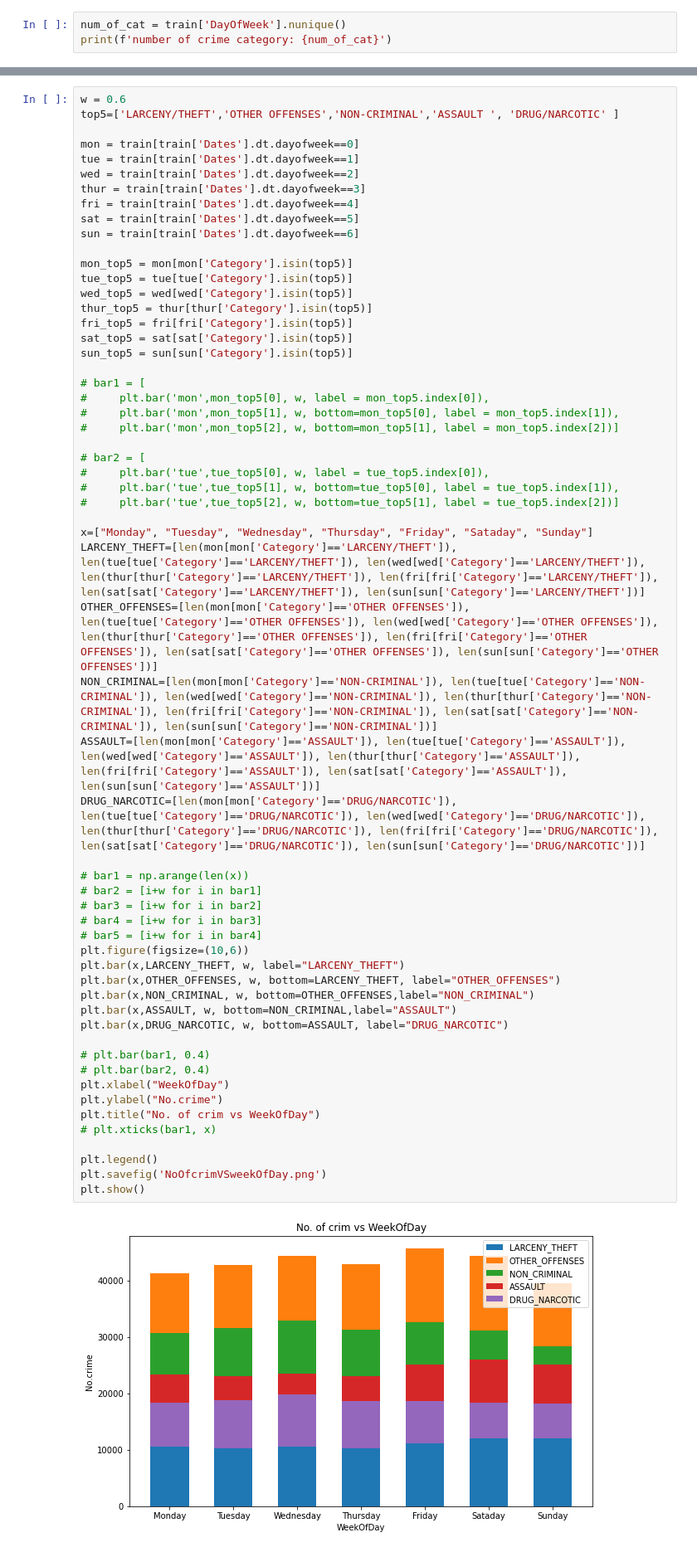
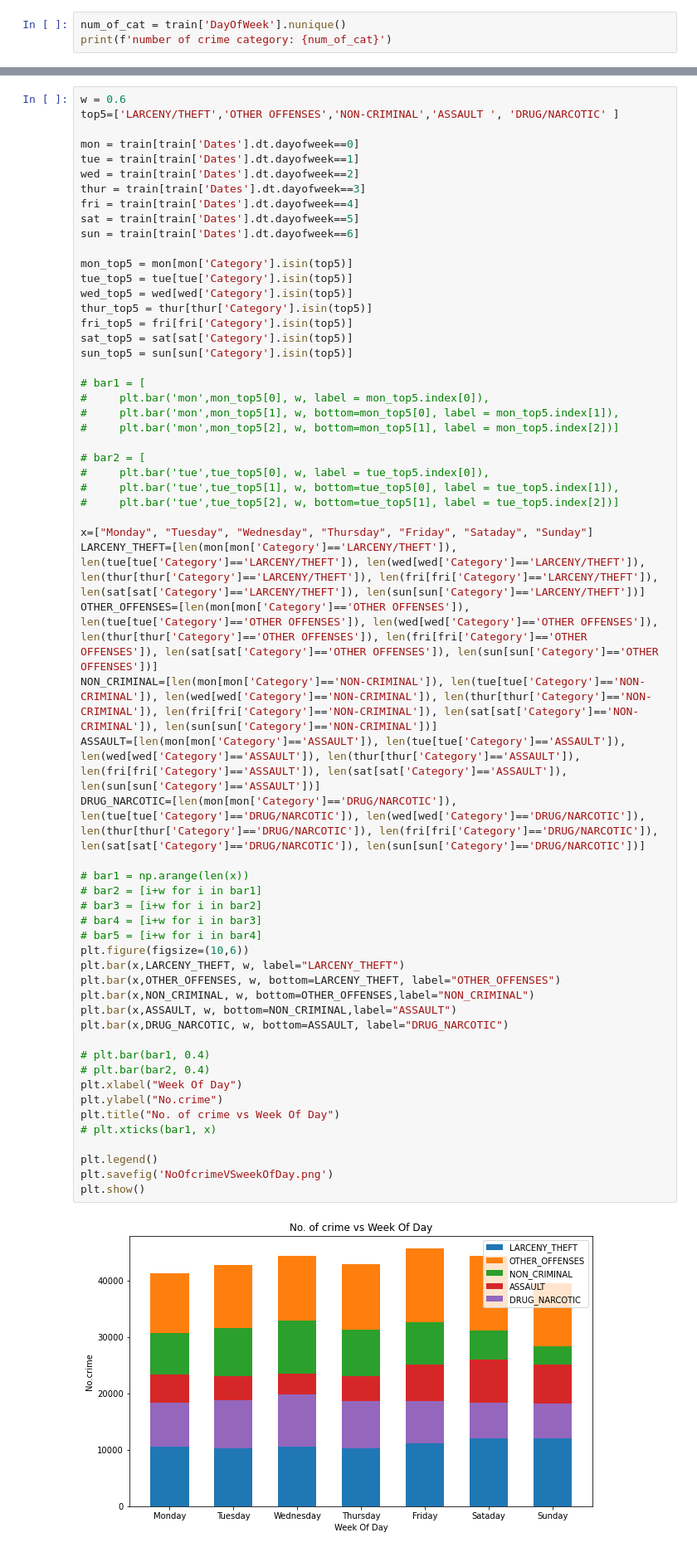
Before and after one commit to Kelvinyu1117/ee4146-group-project, a Jupyter notebook: notebooks/Untitled.ipynb, the cells around one changed output, grey strips where cells are left out. Shown at 83% size. Saved outputs shown, nothing was run; the diff lists cells and outputs as text.

Commit message:
graph from Ma

```diff
--- a/notebooks/Untitled.ipynb
+++ b/notebooks/Untitled.ipynb
@@ -55,37 +55,37 @@ sun_top5 = sun[sun['Category'].isin(top5)]
 #     plt.bar('tue',tue_top5[1], w, bottom=tue_top5[0], label = tue_top5.index[1]),
 #     plt.bar('tue',tue_top5[2], w, bottom=tue_top5[1], label = tue_top5.index[2])]
 
 x=["Monday", "Tuesday", "Wednesday", "Thursday", "Friday", "Sataday", "Sunday"]
 LARCENY_THEFT=[len(mon[mon['Category']=='LARCENY/THEFT']), len(tue[tue['Category']=='LARCENY/THEFT']), len(wed[wed['Category']=='LARCENY/THEFT']), len(thur[thur['Category']=='LARCENY/THEFT']), len(fri[fri['Category']=='LARCENY/THEFT']), len(sat[sat['Category']=='LARCENY/THEFT']), len(sun[sun['Category']=='LARCENY/THEFT'])]
 OTHER_OFFENSES=[len(mon[mon['Category']=='OTHER OFFENSES']), len(tue[tue['Category']=='OTHER OFFENSES']), len(wed[wed['Category']=='OTHER OFFENSES']), len(thur[thur['Category']=='OTHER OFFENSES']), len(fri[fri['Category']=='OTHER OFFENSES']), len(sat[sat['Category']=='OTHER OFFENSES']), len(sun[sun['Category']=='OTHER OFFENSES'])]
 NON_CRIMINAL=[len(mon[mon['Category']=='NON-CRIMINAL']), len(tue[tue['Category']=='NON-CRIMINAL']), len(wed[wed['Category']=='NON-CRIMINAL']), len(thur[thur['Category']=='NON-CRIMINAL']), len(fri[fri['Category']=='NON-CRIMINAL']), len(sat[sat['Category']=='NON-CRIMINAL']), len(sun[sun['Category']=='NON-CRIMINAL'])]
 ASSAULT=[len(mon[mon['Category']=='ASSAULT']), len(tue[tue['Category']=='ASSAULT']), len(wed[wed['Category']=='ASSAULT']), len(thur[thur['Category']=='ASSAULT']), len(fri[fri['Category']=='ASSAULT']), len(sat[sat['Category']=='ASSAULT']), len(sun[sun['Category']=='ASSAULT'])]
 DRUG_NARCOTIC=[len(mon[mon['Category']=='DRUG/NARCOTIC']), len(tue[tue['Category']=='DRUG/NARCOTIC']), len(wed[wed['Category']=='DRUG/NARCOTIC']), len(thur[thur['Category']=='DRUG/NARCOTIC']), len(fri[fri['Category']=='DRUG/NARCOTIC']), len(sat[sat['Category']=='DRUG/NARCOTIC']), len(sun[sun['Category']=='DRUG/NARCOTIC'])]
 
 # bar1 = np.arange(len(x))
 # bar2 = [i+w for i in bar1]
 # bar3 = [i+w for i in bar2]
 # bar4 = [i+w for i in bar3]
 # bar5 = [i+w for i in bar4]
 plt.figure(figsize=(10,6))
 plt.bar(x,LARCENY_THEFT, w, label="LARCENY_THEFT")
 plt.bar(x,OTHER_OFFENSES, w, bottom=LARCENY_THEFT, label="OTHER_OFFENSES")
 plt.bar(x,NON_CRIMINAL, w, bottom=OTHER_OFFENSES,label="NON_CRIMINAL")
 plt.bar(x,ASSAULT, w, bottom=NON_CRIMINAL,label="ASSAULT")
 plt.bar(x,DRUG_NARCOTIC, w, bottom=ASSAULT, label="DRUG_NARCOTIC")
 
 # plt.bar(bar1, 0.4)
 # plt.bar(bar2, 0.4)
-plt.xlabel("WeekOfDay")
+plt.xlabel("Week Of Day")
 plt.ylabel("No.crime")
-plt.title("No. of crim vs WeekOfDay")
+plt.title("No. of crime vs Week Of Day")
 # plt.xticks(bar1, x)
 
 plt.legend()
-plt.savefig('NoOfcrimVSweekOfDay.png')
+plt.savefig('NoOfcrimeVSweekOfDay.png')
 plt.show()
 # %% [output]
-[figure, old version]
+[figure, new version]
 # %%
 top5=['LARCENY/THEFT','OTHER OFFENSES','NON-CRIMINAL ','ASSAULT ', 'DRUG/NARCOTIC' ]
 
```
Also changed, not shown: 2 other files.
